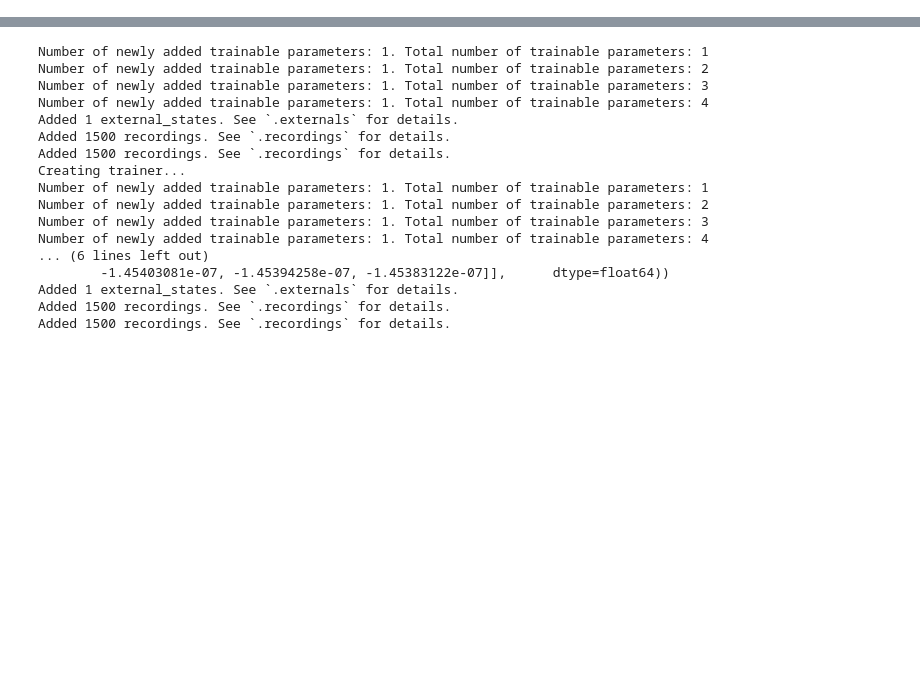
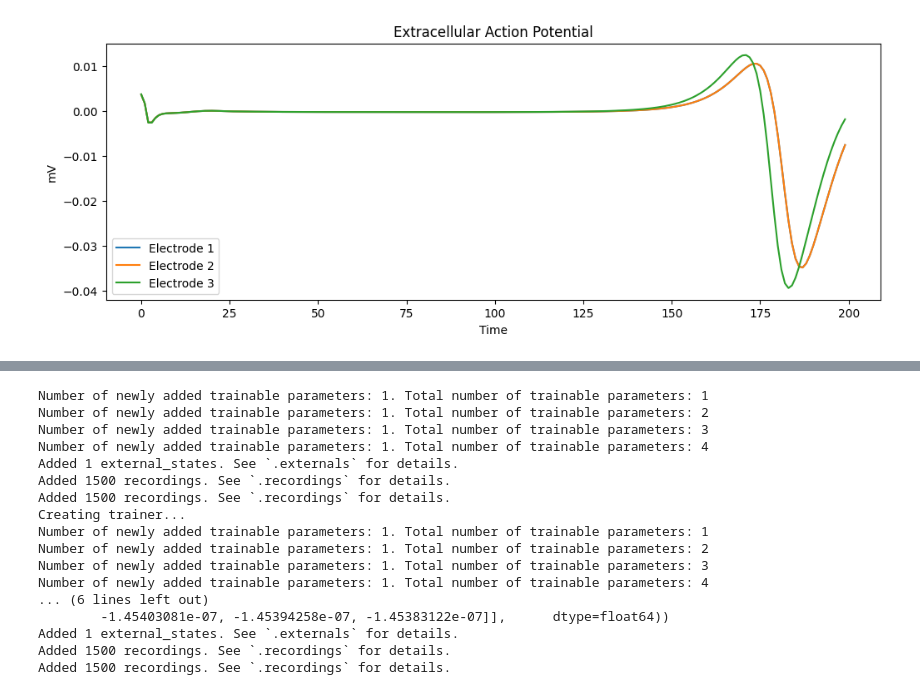
Before and after one commit to amrith1/extracellular-jaxley, a Jupyter notebook: exp/tester.ipynb, the cells around one changed output, grey strips where cells are left out. Drawn from its saved outputs; the diff is of its cells as text; code cells hidden in the pictures; blank space fills up the shorter version.

```diff
--- a/exp/tester.ipynb
+++ b/exp/tester.ipynb
@@ -0,0 +1,93 @@
+# %%
+import straight_axon_model
+import jax.numpy as jnp
+
+cell = straight_axon_model.StraightAxon()
+
+params ={
+    "radius": jnp.array([0.75]),
+    "axial_resistivity": jnp.array([140]),
+    "HH_gNa": jnp.array([0.1]),
+    "HH_gK": jnp.array([0.05]),
+    "axon_origin_dist": jnp.array([30.0]),
+    "axon_theta": jnp.array([0.0]),
+    "axon_phi": jnp.array([jnp.pi/2]),
+    "axon_spin_angle": jnp.array([0.0])
+}
+
+eap, mem_current, mem_voltage = cell.jitted_predict_ei(params)
+
+import matplotlib.pyplot as plt
+
+# Plot EAP for all 3 electrodes
+plt.figure(figsize=(12, 4))
+for i in range(eap.shape[0]):
+    plt.plot(eap[i], label=f'Electrode {i+1}')
+plt.title('Extracellular Action Potential')
+plt.xlabel('Time')
+plt.ylabel('mV')
+plt.legend()
+
+# Plot membrane current for every 10th compartment
+plt.figure(figsize=(12, 4))
+plt.subplot(131)
+for i in range(0, mem_current.shape[0], 100):
+    plt.plot(mem_current[i], label=f'Comp {i}')
+plt.title('Membrane Current')
+plt.xlabel('Time')
+plt.ylabel('mA/cm²')
+plt.legend()
+
+# Plot membrane voltage for every 10th compartment
+plt.subplot(132)
+for i in range(0, mem_voltage.shape[0], 100):
+    plt.plot(mem_voltage[i], label=f'Comp {i}')
+plt.title('Membrane Voltage')
+plt.xlabel('Time')
+plt.ylabel('mV')
+plt.legend()
+
+plt.tight_layout()
+plt.show()
+
+
+
+
+# Time subsequent calls to jitted_predict_ei
+import time
+
+print("Timing subsequent calls to jitted_predict_ei...")
+
+# First call already happened above, now time 10 more calls
+num_trials = 10
+times = []
+
+import numpy as np
+for i in range(num_trials):
+    start = time.time()
+    eap, mem_current, mem_voltage = cell.jitted_predict_ei(params)
+    end = time.time()
+    times.append(end - start)
+    print(f"Call {i+1} took {times[-1]:.4f} seconds")
+
+print(f"\nAverage time over {num_trials} calls: {np.mean(times):.4f} seconds")
+print(f"Standard deviation: {np.std(times):.4f} seconds")
+
+
+# Time multiple calls to jitted_predict_ei with different batch sizes
+print("\nTiming jitted_predict_ei with different batch sizes...")
+
+
+opt_params = cell.inverse_sigmoid_transform_parameters(params)
+
+times = []
+for batch_size in range(10):
+    start = time.time()
+    eap, mem_current, mem_voltage = cell.jitted_grad(opt_params)
+    end = time.time()
+    times.append(end - start)
+    print(f"Trial {i+1}: {times[-1]:.4f} seconds")
+
+print(f"\nAverage time over {num_trials} calls: {np.mean(times):.4f} seconds")
+print(f"Standard deviation: {np.std(times):.4f} seconds")
+# %% [output]
@@ -0,0 +102 @@
+[figure, added]
```
Also changed, not shown: parts of 1 cell of this notebook, 1 other file.
